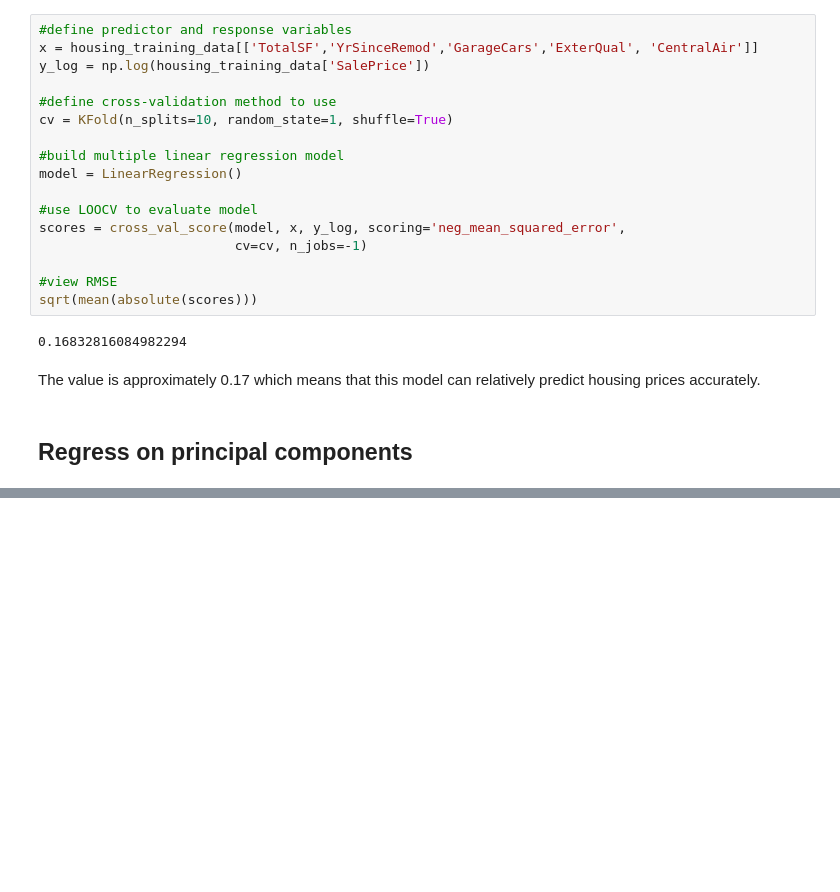
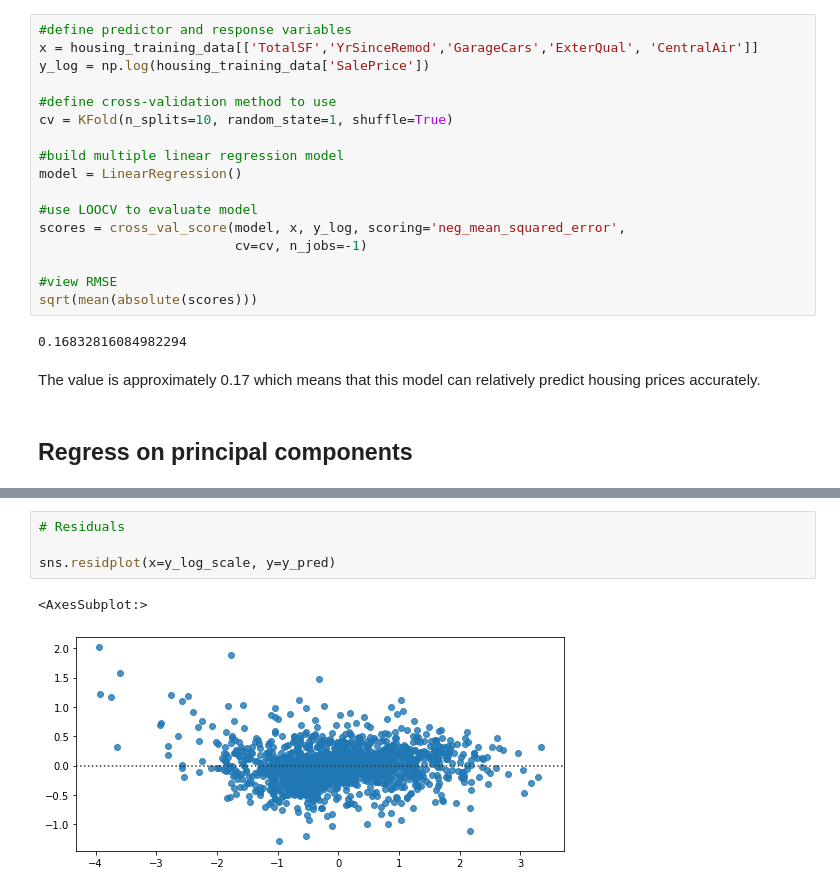
Before and after one commit to Steve-Desilets/MSDS-422-Module-2-Assignment, a Jupyter notebook: Module 2 Assignment - Group 3.ipynb, the cells around one changed output, grey strips where cells are left out. Cells and saved outputs as stored; diff of their text form; blank space fills up the shorter version.

```diff
--- a/Module 2 Assignment - Group 3.ipynb
+++ b/Module 2 Assignment - Group 3.ipynb
@@ -1063,0 +1115,7 @@ Text(0.5, 1.0, 'Sale Price vs Predicted Sale Price')
+# %%
+# Residuals
+
+sns.residplot(x=y_log_scale, y=y_pred)
+# %% [output]
+<AxesSubplot:>
+[figure, added]
```
Also changed, not shown: parts of 10 cells of this notebook.
